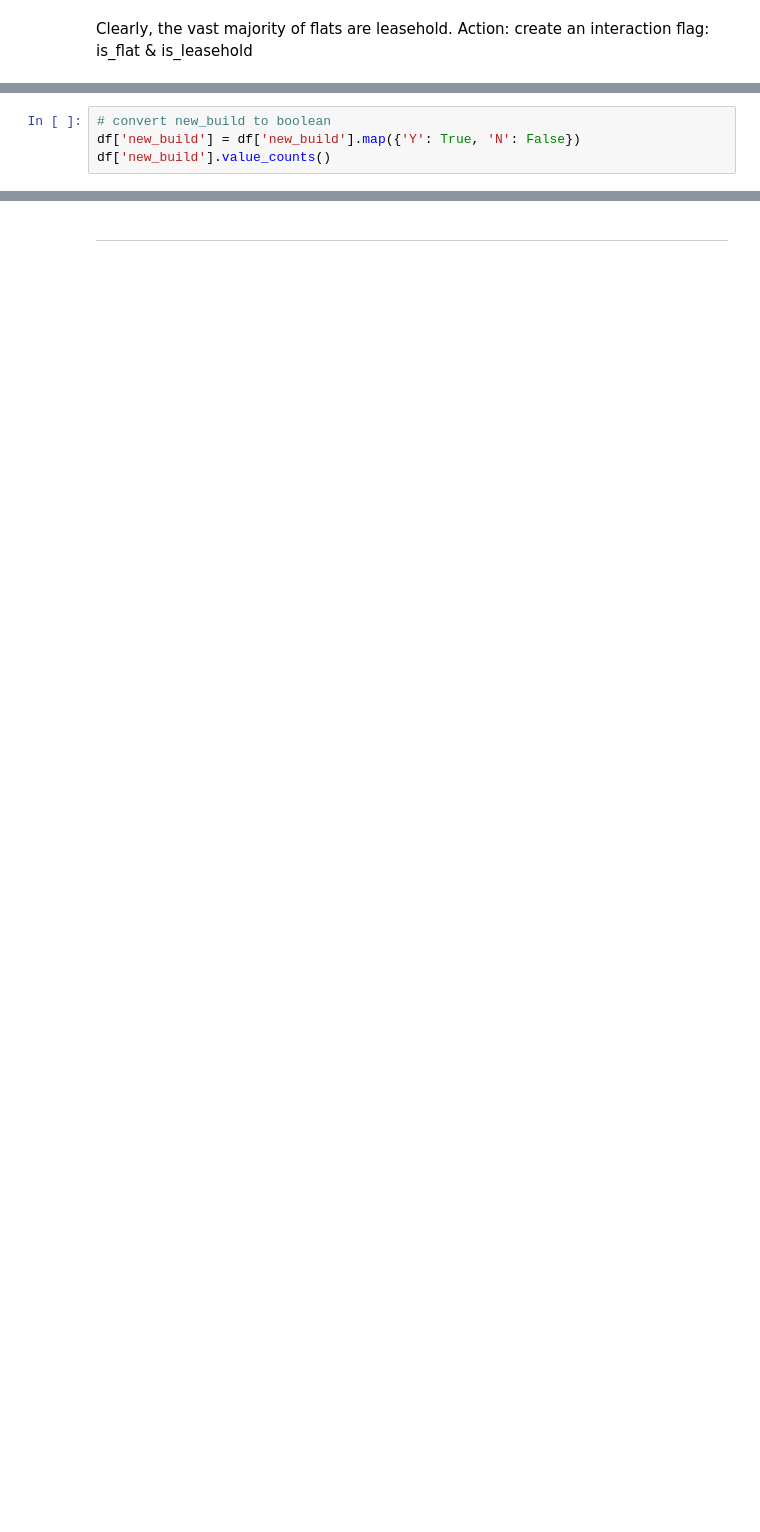
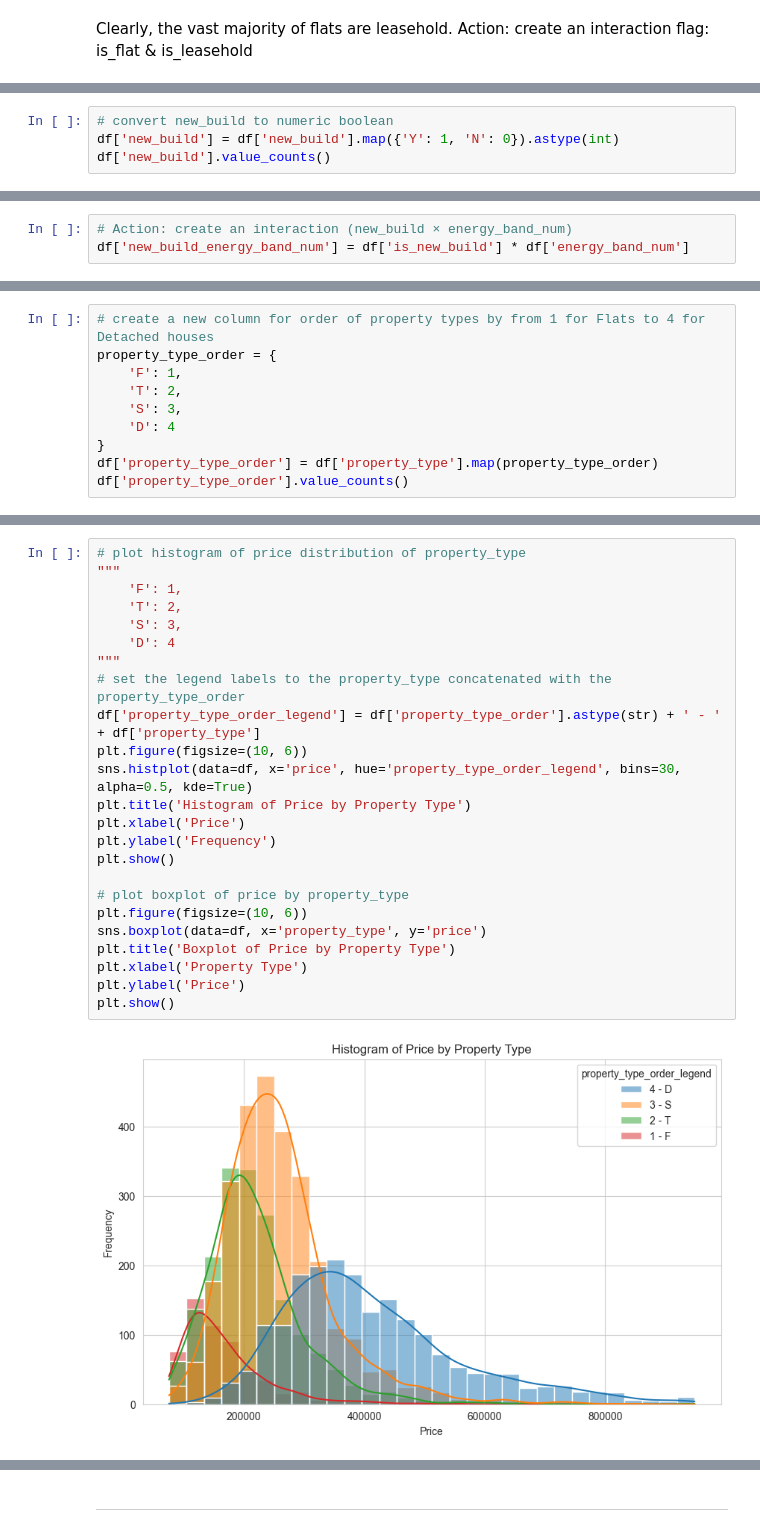
Before and after one commit to maleeper/Midlands_House_Prices, a Jupyter notebook: jupyter_notebooks/06 Data Cleaning and Feature Engineering.ipynb, the cells around one changed output, grey strips where cells are left out. Saved outputs shown, nothing was run; the diff lists cells and outputs as text; blank space fills up the shorter version.

```diff
--- a/jupyter_notebooks/06 Data Cleaning and Feature Engineering.ipynb
+++ b/jupyter_notebooks/06 Data Cleaning and Feature Engineering.ipynb
@@ -280,4 +451,4 @@ df.info()
 # %%
-# convert new_build to boolean
-df['new_build'] = df['new_build'].map({'Y': True, 'N': False})
+# convert new_build to numeric boolean
+df['new_build'] = df['new_build'].map({'Y': 1, 'N': 0}).astype(int)
 df['new_build'].value_counts()
@@ -286,0 +460,3 @@ df['new_build'].value_counts()
+# %%
+# Action: create an interaction (new_build × energy_band_num)
+df['new_build_energy_band_num'] = df['is_new_build'] * df['energy_band_num']
@@ -286,0 +475,10 @@ df['new_build'].value_counts()
+# %%
+# create a new column for order of property types by from 1 for Flats to 4 for Detached houses
+property_type_order = {
+    'F': 1,
+    'T': 2,
+    'S': 3,
+    'D': 4
+}
+df['property_type_order'] = df['property_type'].map(property_type_order)
+df['property_type_order'].value_counts()
@@ -286,0 +492,26 @@ df['new_build'].value_counts()
+# %%
+# plot histogram of price distribution of property_type
+"""
+    'F': 1,
+    'T': 2,
+    'S': 3,
+    'D': 4
+"""
+# set the legend labels to the property_type concatenated with the property_type_order
+df['property_type_order_legend'] = df['property_type_order'].astype(str) + ' - ' + df['property_type']
+plt.figure(figsize=(10, 6))
+sns.histplot(data=df, x='price', hue='property_type_order_legend', bins=30, alpha=0.5, kde=True)
+plt.title('Histogram of Price by Property Type')
+plt.xlabel('Price')
+plt.ylabel('Frequency')
+plt.show()
+
+# plot boxplot of price by property_type
+plt.figure(figsize=(10, 6))
+sns.boxplot(data=df, x='property_type', y='price')
+plt.title('Boxplot of Price by Property Type')
+plt.xlabel('Property Type')
+plt.ylabel('Price')
+plt.show()
+# %% [output]
+[figure, added]
```
Also changed, not shown: parts of 34 cells of this notebook, 2 other files.
